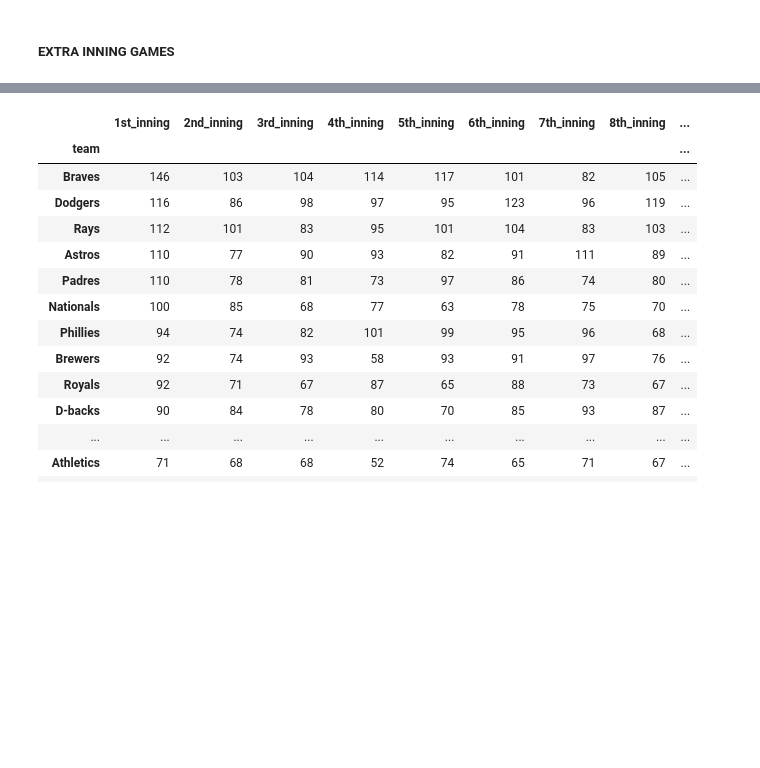
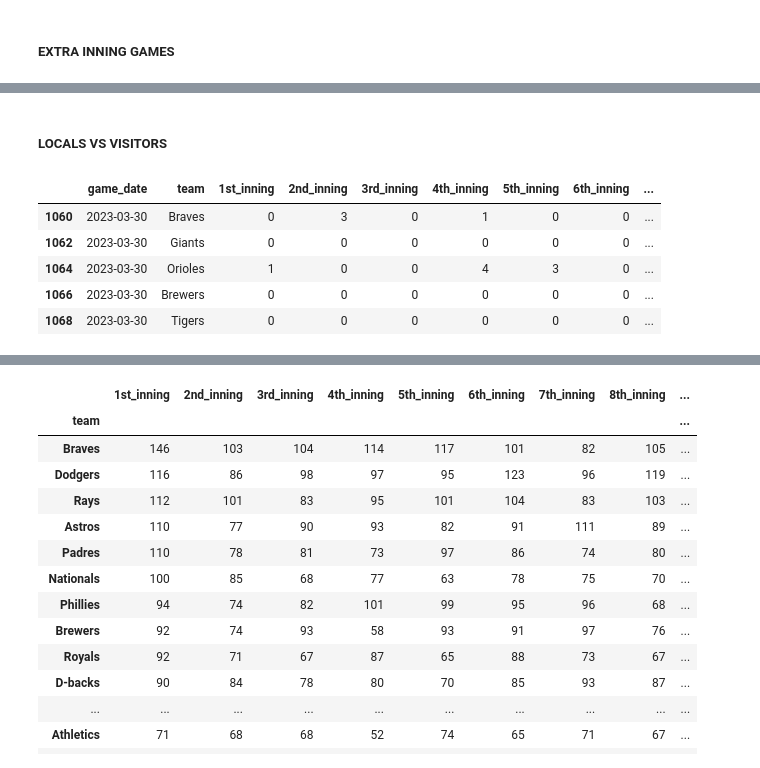
Before and after one commit to ed04rdo/MLB-webscraper, a Jupyter notebook: src/analysis.ipynb, the cells around one changed output, grey strips where cells are left out. Saved outputs shown, nothing was run; the diff lists cells and outputs as text; code cells hidden in the pictures; blank space fills up the shorter version.

```diff
--- a/src/analysis.ipynb
+++ b/src/analysis.ipynb
@@ -150,3 +152,6 @@ dtype: object
+# %%
+season_up_to_date_DF['month'] = season_up_to_date_DF['game_date'].apply(lambda x : x.month_name())
+season_up_to_date_DF['day'] = season_up_to_date_DF['game_date'].apply(lambda x : x.day_name())
 # %% [markdown]
 <h3>CLEAN DATAFRAME</h3>
 # %%
@@ -270,0 +256,58 @@ extra_inning_duration
+# %% [markdown]
+<h5>LOCALS VS VISITORS</h5>
+# %%
+#season_up_to_date_DF.iloc[:,22:].describe()
+locals = season_up_to_date_DF.iloc[1::2,[0,1,4,5,6,7,8,9,10,11,12,22,23,24,25,26,27]]
+visitors = season_up_to_date_DF.iloc[0::2,[0,1,4,5,6,7,8,9,10,11,12,22,23,24,25,26,27]]
+local_results = locals.result.value_counts().reset_index()
+locals.month = pd.Categorical(locals.month,categories = ['March','April','May','June',
+                                                           'July','August','September','October'])
+locals_by_month = locals.groupby(['month']).result.value_counts().reset_index().sort_values(['month','result'])
+
+fig_4 = make_subplots(rows=1,
+                      cols=2,
+                      specs=[[{'type': 'pie'},{'type': 'bar'}]],
+                      subplot_titles=['Season','Monthly'])
+
+fig_4.add_trace(go.Pie(labels=local_results['result'],
+                         values=local_results['count'],
+                         hole=0.5,
+                         marker_colors=['#041e42','#bf0d3e'],
+                         hovertemplate='Result: %{label}<br>Games: %{value}</br>',
+                         showlegend=False,
+                         name=''),
+                row=1,
+                col=1).update_layout(title='Home Games',
+                                     legend_title_text='Result')
+
+fig_4.add_trace(go.Bar(x=locals_by_month[locals_by_month['result'] == 'W']['month'],
+                         y=locals_by_month[locals_by_month['result'] == 'W']['count'],
+                         hovertemplate='Games: %{value}</br>',
+                         name='W',
+                         offsetgroup=0,
+                        marker_color='#041e42'),
+                row=1,
+                col=2)
+fig_4.add_trace(go.Bar(x=locals_by_month[locals_by_month['result'] == 'L']['month'],
+                         y=locals_by_month[locals_by_month['result'] == 'L']['count'],
+                         hovertemplate='Games: %{value}</br>',
+                         name='L',
+                         offsetgroup=1,
+                        marker_color='#bf0d3e'),
+                row=1,
+                col=2)
+
+fig_4.show()
+#local_wins_by_team = locals.groupby(['team','result']).result.value_counts().reset_index()
+locals.iloc[:,11:14].describe()
+#visitors.iloc[:,11:14].groupby('team').describe()
+#locals.sort_values('runs',ascending=False).head()
+#visitors.sort_values('runs',ascending=False).head()
+visitors.head()
+# %% [output]
+|  | game_date | team | 1st_inning | 2nd_inning | 3rd_inning | 4th_inning | 5th_inning | 6th_inning | ... |
+| 1060 | 2023-03-30 | Braves | 0 | 3 | 0 | 1 | 0 | 0 | ... |
+| 1062 | 2023-03-30 | Giants | 0 | 0 | 0 | 0 | 0 | 0 | ... |
+| 1064 | 2023-03-30 | Orioles | 1 | 0 | 0 | 4 | 3 | 0 | ... |
+| 1066 | 2023-03-30 | Brewers | 0 | 0 | 0 | 0 | 0 | 0 | ... |
+| 1068 | 2023-03-30 | Tigers | 0 | 0 | 0 | 0 | 0 | 0 | ... |
```
Also changed, not shown: parts of 7 cells of this notebook, 1 other file.
